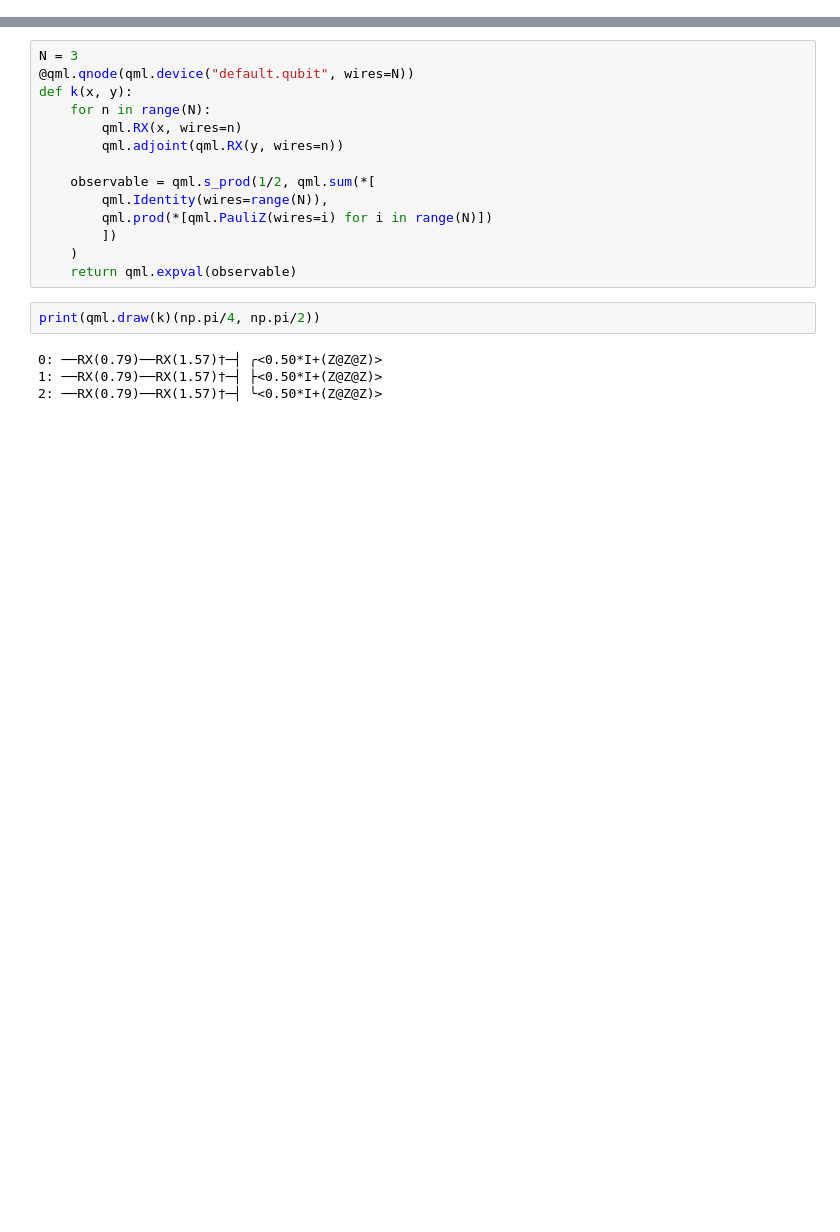
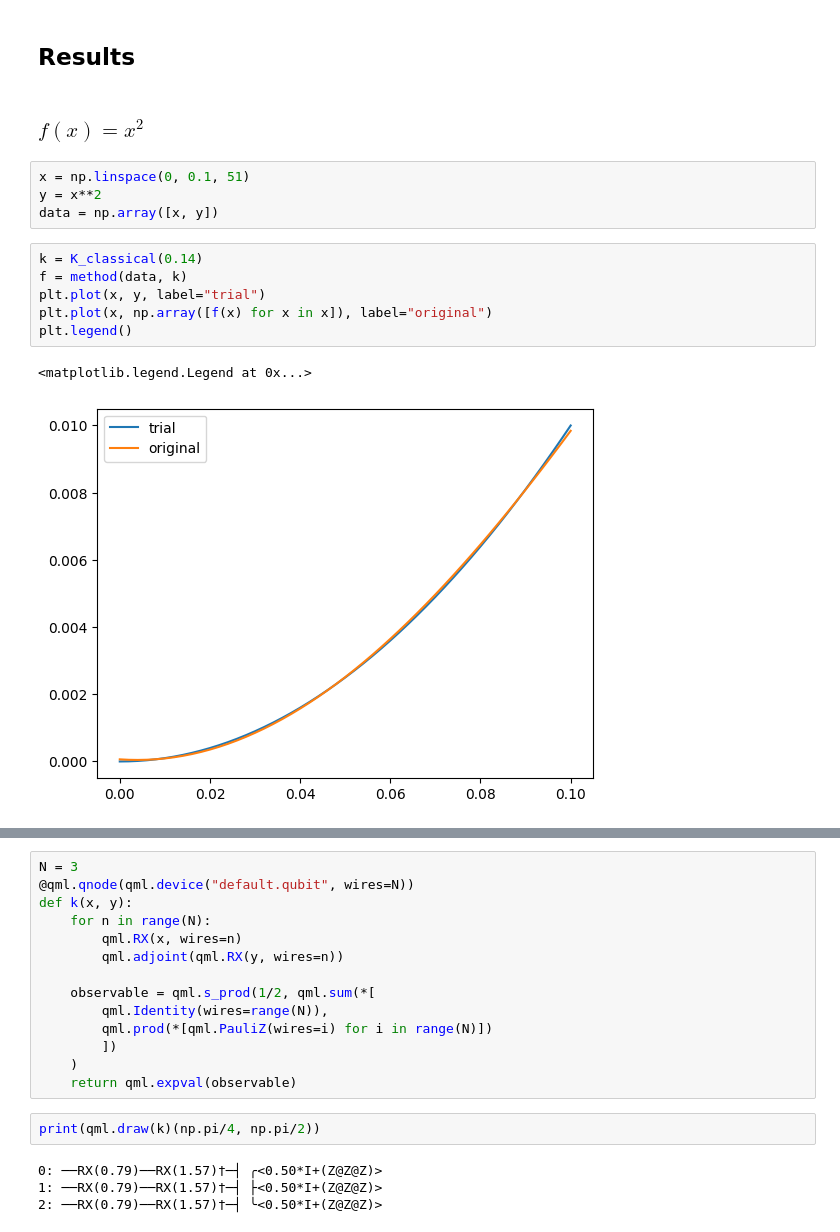
Before and after one commit to LeonardEyer/QKM, a Jupyter notebook: QKM.ipynb, the cells around one changed output, grey strips where cells are left out. Cells and saved outputs as stored; diff of their text form; blank space fills up the shorter version.

Commit message:
implemented optimization of trial function

```diff
--- a/QKM.ipynb
+++ b/QKM.ipynb
@@ -19,0 +162,17 @@ def L(data):
+# %% [markdown]
+## Results
+# %% [markdown]
+### $f(x) = x^2$
+# %%
+x = np.linspace(0, 0.1, 51)
+y = x**2
+data = np.array([x, y])
+# %%
+k = K_classical(0.14)
+f = method(data, k)
+plt.plot(x, y, label="trial")
+plt.plot(x, np.array([f(x) for x in x]), label="original")
+plt.legend()
+# %% [output]
+<matplotlib.legend.Legend at 0x...>
+[figure, added]
```
Also changed, not shown: parts of 21 cells of this notebook.
